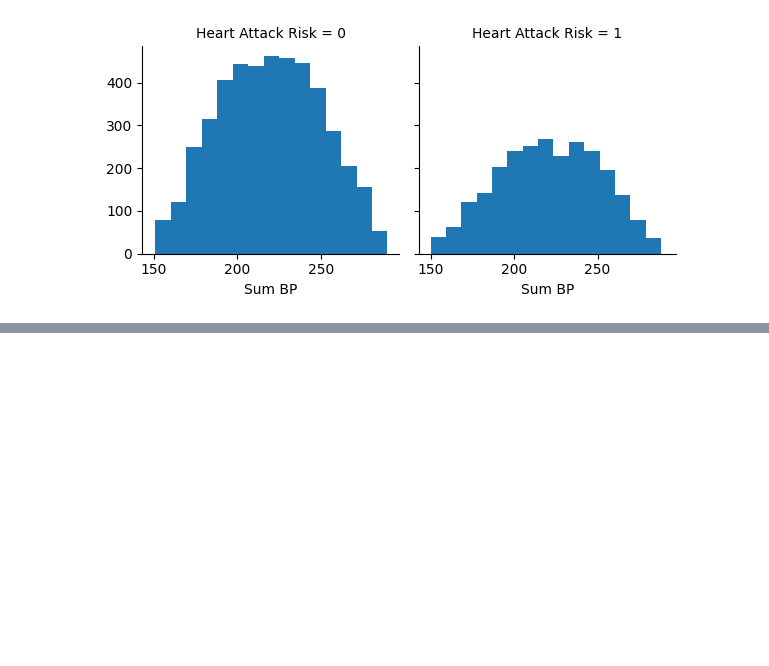
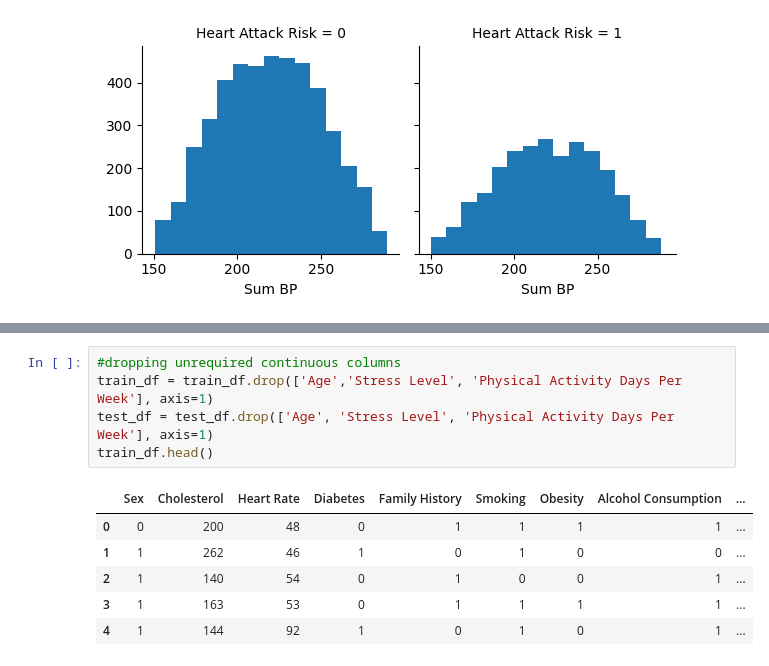
Before and after one commit to GlitchBox/CSE-572-Data-Mining-Project, a Jupyter notebook: baseline.ipynb, the cells around one changed output, grey strips where cells are left out. Drawn from its saved outputs; the diff is of its cells as text; blank space fills up the shorter version.

```diff
--- a/baseline.ipynb
+++ b/baseline.ipynb
@@ -386,0 +231,12 @@ g.map(plt.hist, 'Sum BP', bins=15)
+# %%
+#dropping unrequired continuous columns
+train_df = train_df.drop(['Age','Stress Level', 'Physical Activity Days Per Week'], axis=1)
+test_df = test_df.drop(['Age', 'Stress Level', 'Physical Activity Days Per Week'], axis=1)
+train_df.head()
+# %% [output]
+|  | Sex | Cholesterol | Heart Rate | Diabetes | Family History | Smoking | Obesity | Alcohol Consumption | ... |
+| 0 | 0 | 200 | 48 | 0 | 1 | 1 | 1 | 1 | ... |
+| 1 | 1 | 262 | 46 | 1 | 0 | 1 | 0 | 0 | ... |
+| 2 | 1 | 140 | 54 | 0 | 1 | 0 | 0 | 1 | ... |
+| 3 | 1 | 163 | 53 | 0 | 1 | 1 | 1 | 1 | ... |
+| 4 | 1 | 144 | 92 | 1 | 0 | 1 | 0 | 1 | ... |
```
Also changed, not shown: parts of 46 cells of this notebook.
